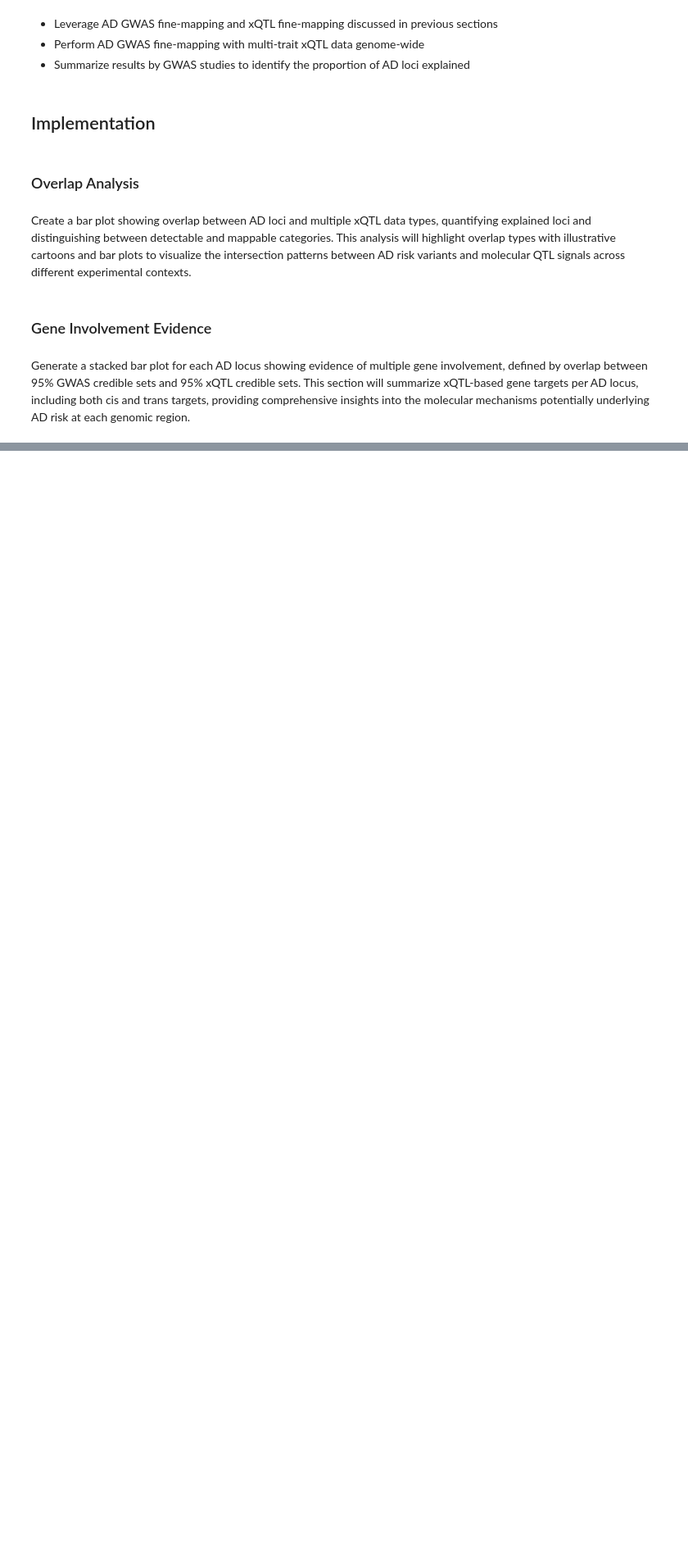
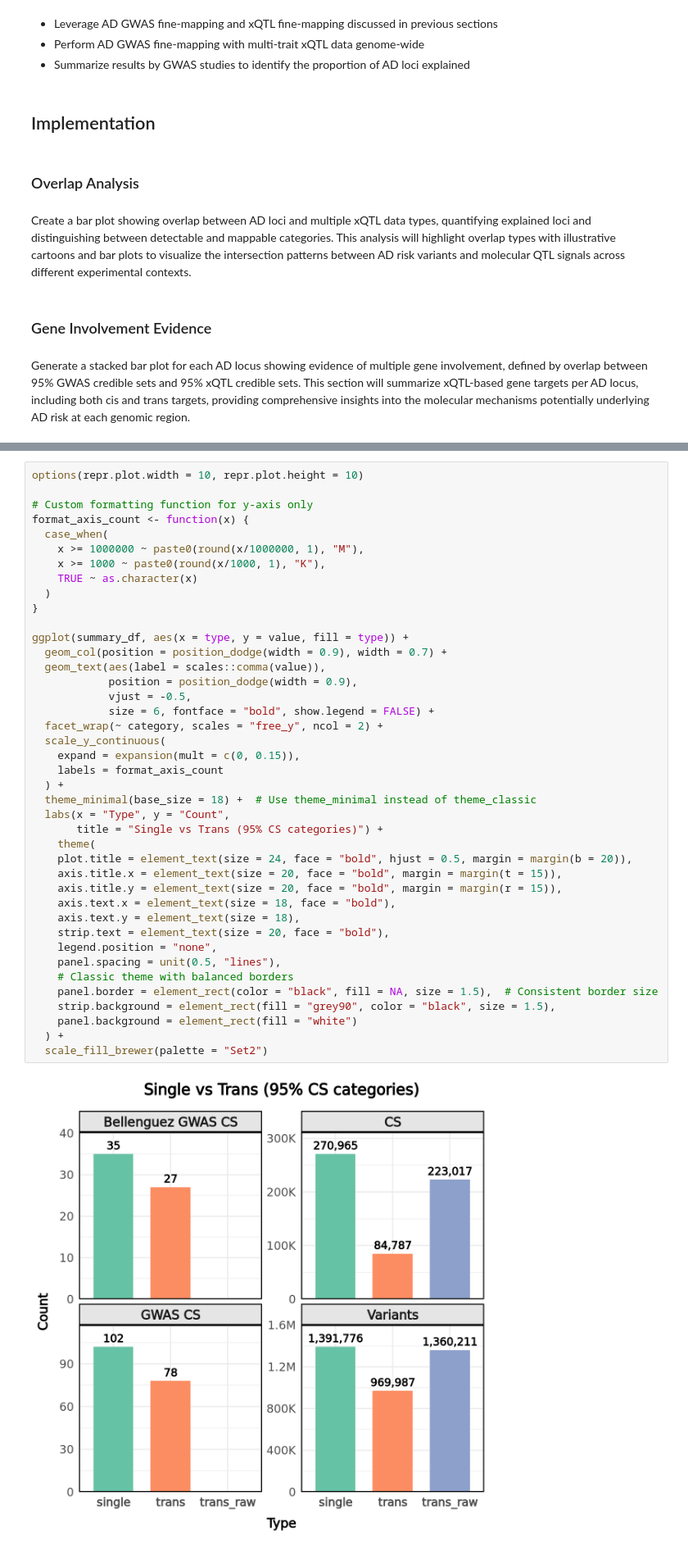
Before and after one commit to jaempawi/xqtl-paper, a Jupyter notebook: main_text/5_AD_xQTL_integration/Figure_5c_AD_loci_xQTL_annotated.ipynb, the cells around one changed output, grey strips where cells are left out. Shown at 82% size. Saved outputs shown, nothing was run; the diff lists cells and outputs as text; blank space fills up the shorter version.

```diff
--- a/main_text/5_AD_xQTL_integration/Figure_5c_AD_loci_xQTL_annotated.ipynb
+++ b/main_text/5_AD_xQTL_integration/Figure_5c_AD_loci_xQTL_annotated.ipynb
@@ -24,0 +810,43 @@ Generate a stacked bar plot for each AD locus showing evidence of multiple gene
+# %%
+options(repr.plot.width = 10, repr.plot.height = 10)
+
+# Custom formatting function for y-axis only
+format_axis_count <- function(x) {
+  case_when(
+    x >= 1000000 ~ paste0(round(x/1000000, 1), "M"),
+    x >= 1000 ~ paste0(round(x/1000, 1), "K"),
+    TRUE ~ as.character(x)
+  )
+}
+
+ggplot(summary_df, aes(x = type, y = value, fill = type)) +
+  geom_col(position = position_dodge(width = 0.9), width = 0.7) +
+  geom_text(aes(label = scales::comma(value)),
+            position = position_dodge(width = 0.9),
+            vjust = -0.5,
+            size = 6, fontface = "bold", show.legend = FALSE) +
+  facet_wrap(~ category, scales = "free_y", ncol = 2) +
+  scale_y_continuous(
+    expand = expansion(mult = c(0, 0.15)),
+    labels = format_axis_count
+  ) +
+  theme_minimal(base_size = 18) +  # Use theme_minimal instead of theme_classic
+  labs(x = "Type", y = "Count",
+       title = "Single vs Trans (95% CS categories)") +
+    theme(
+    plot.title = element_text(size = 24, face = "bold", hjust = 0.5, margin = margin(b = 20)),
+    axis.title.x = element_text(size = 20, face = "bold", margin = margin(t = 15)),
+    axis.title.y = element_text(size = 20, face = "bold", margin = margin(r = 15)),
+    axis.text.x = element_text(size = 18, face = "bold"),
+    axis.text.y = element_text(size = 18),
+    strip.text = element_text(size = 20, face = "bold"),
+    legend.position = "none",
+    panel.spacing = unit(0.5, "lines"),
+    # Classic theme with balanced borders
+    panel.border = element_rect(color = "black", fill = NA, size = 1.5),  # Consistent border size
+    strip.background = element_rect(fill = "grey90", color = "black", size = 1.5),
+    panel.background = element_rect(fill = "white")
+  ) +
+  scale_fill_brewer(palette = "Set2")
+# %% [output]
+[figure, added]
```
Also changed, not shown: parts of 78 cells of this notebook.
